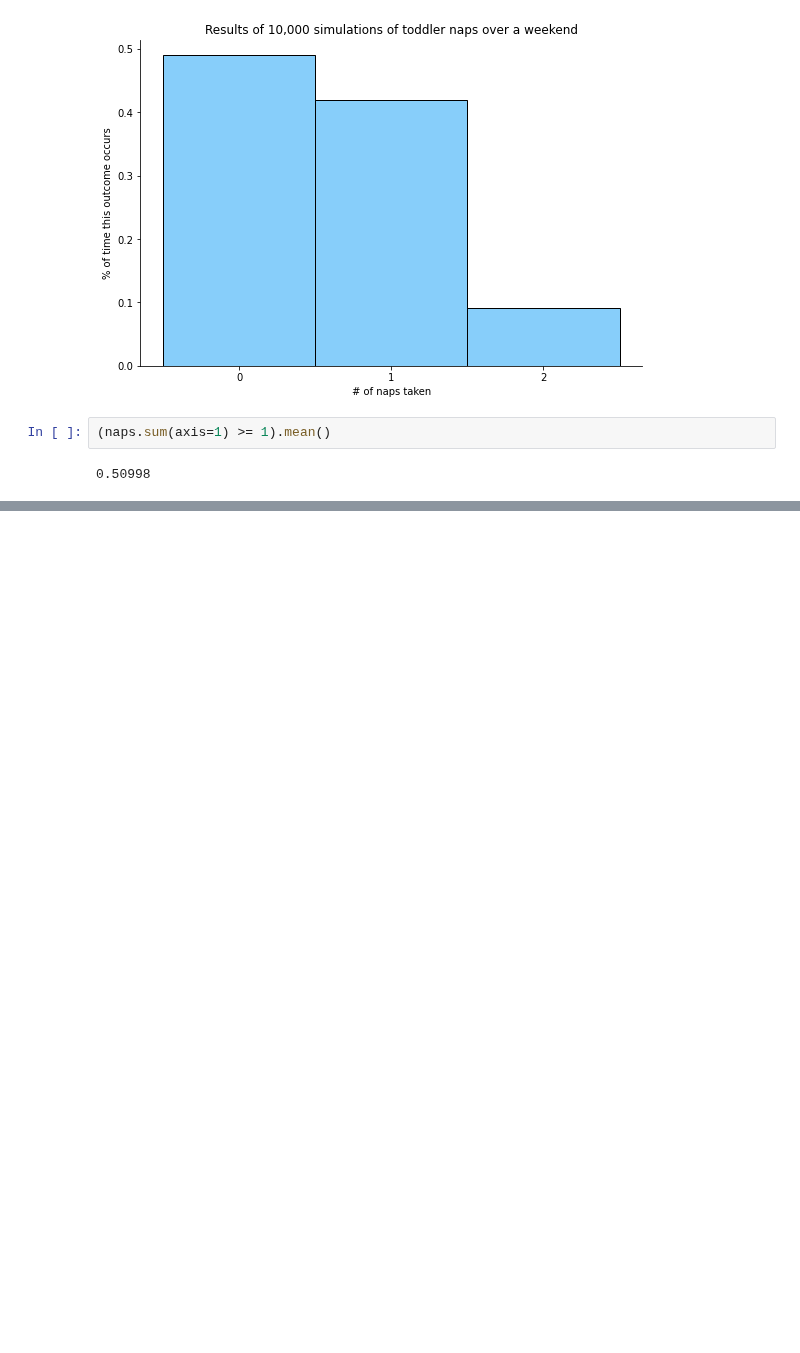
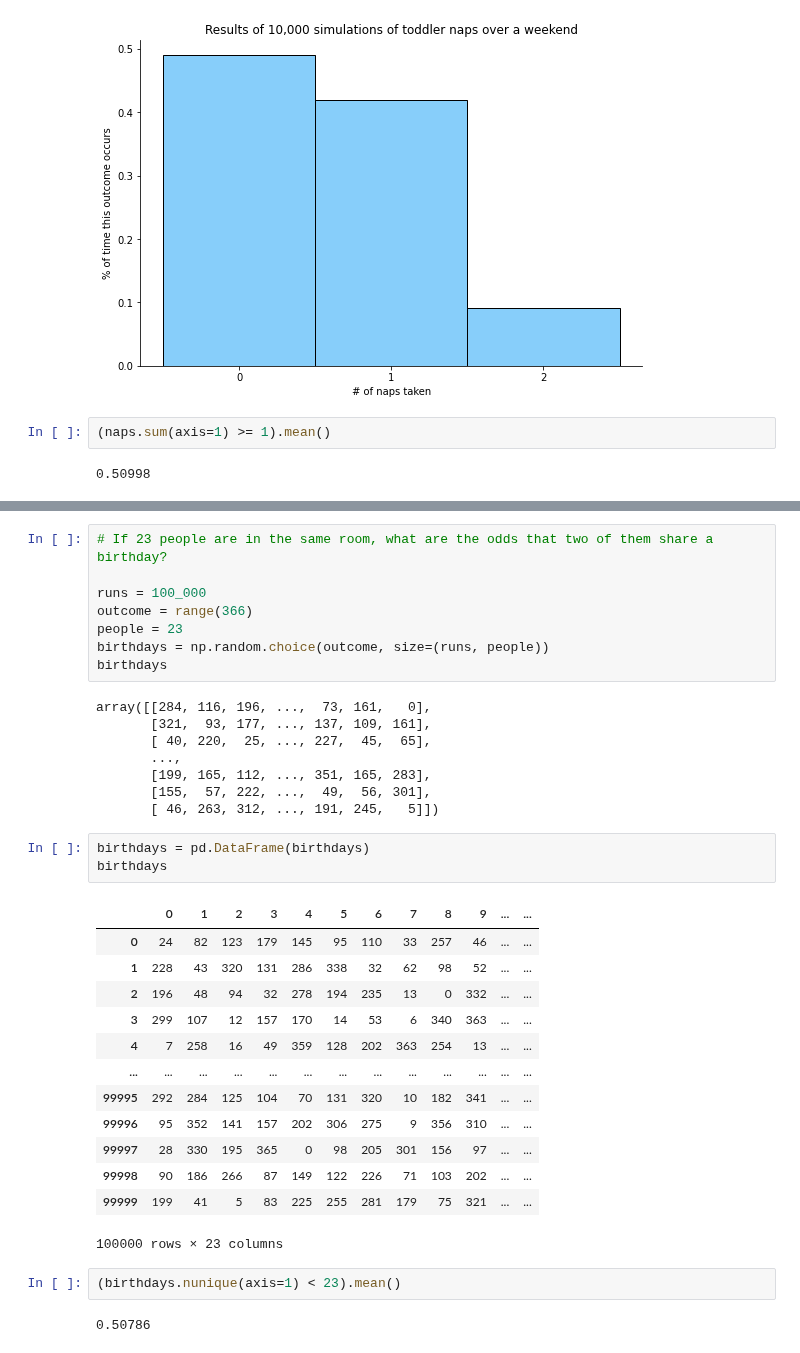
Before and after one commit to Laz-Lopez/statistics-exercises, a Jupyter notebook: simulation.ipynb, the cells around one changed output, grey strips where cells are left out. Drawn from its saved outputs; the diff is of its cells as text; blank space fills up the shorter version.

```diff
--- a/simulation.ipynb
+++ b/simulation.ipynb
@@ -224,0 +300,37 @@ dtype: float64
+# %%
+# If 23 people are in the same room, what are the odds that two of them share a birthday?
+
+runs = 100_000
+outcome = range(366)
+people = 23
+birthdays = np.random.choice(outcome, size=(runs, people))
+birthdays
+# %% [output]
+array([[284, 116, 196, ...,  73, 161,   0],
+       [321,  93, 177, ..., 137, 109, 161],
+       [ 40, 220,  25, ..., 227,  45,  65],
+       ...,
+       [199, 165, 112, ..., 351, 165, 283],
+       [155,  57, 222, ...,  49,  56, 301],
+       [ 46, 263, 312, ..., 191, 245,   5]])
+# %%
+birthdays = pd.DataFrame(birthdays)
+birthdays
+# %% [output]
+|  | 0 | 1 | 2 | 3 | 4 | 5 | 6 | 7 | 8 | 9 | ... | ... |
+| 0 | 24 | 82 | 123 | 179 | 145 | 95 | 110 | 33 | 257 | 46 | ... | ... |
+| 1 | 228 | 43 | 320 | 131 | 286 | 338 | 32 | 62 | 98 | 52 | ... | ... |
+| 2 | 196 | 48 | 94 | 32 | 278 | 194 | 235 | 13 | 0 | 332 | ... | ... |
+| 3 | 299 | 107 | 12 | 157 | 170 | 14 | 53 | 6 | 340 | 363 | ... | ... |
+| 4 | 7 | 258 | 16 | 49 | 359 | 128 | 202 | 363 | 254 | 13 | ... | ... |
+| ... | ... | ... | ... | ... | ... | ... | ... | ... | ... | ... | ... | ... |
+| 99995 | 292 | 284 | 125 | 104 | 70 | 131 | 320 | 10 | 182 | 341 | ... | ... |
+| 99996 | 95 | 352 | 141 | 157 | 202 | 306 | 275 | 9 | 356 | 310 | ... | ... |
+| 99997 | 28 | 330 | 195 | 365 | 0 | 98 | 205 | 301 | 156 | 97 | ... | ... |
+| 99998 | 90 | 186 | 266 | 87 | 149 | 122 | 226 | 71 | 103 | 202 | ... | ... |
+| 99999 | 199 | 41 | 5 | 83 | 225 | 255 | 281 | 179 | 75 | 321 | ... | ... |
+100000 rows × 23 columns
+# %%
+(birthdays.nunique(axis=1) < 23).mean()
+# %% [output]
+0.50786
```
Also changed, not shown: parts of 34 cells of this notebook.
